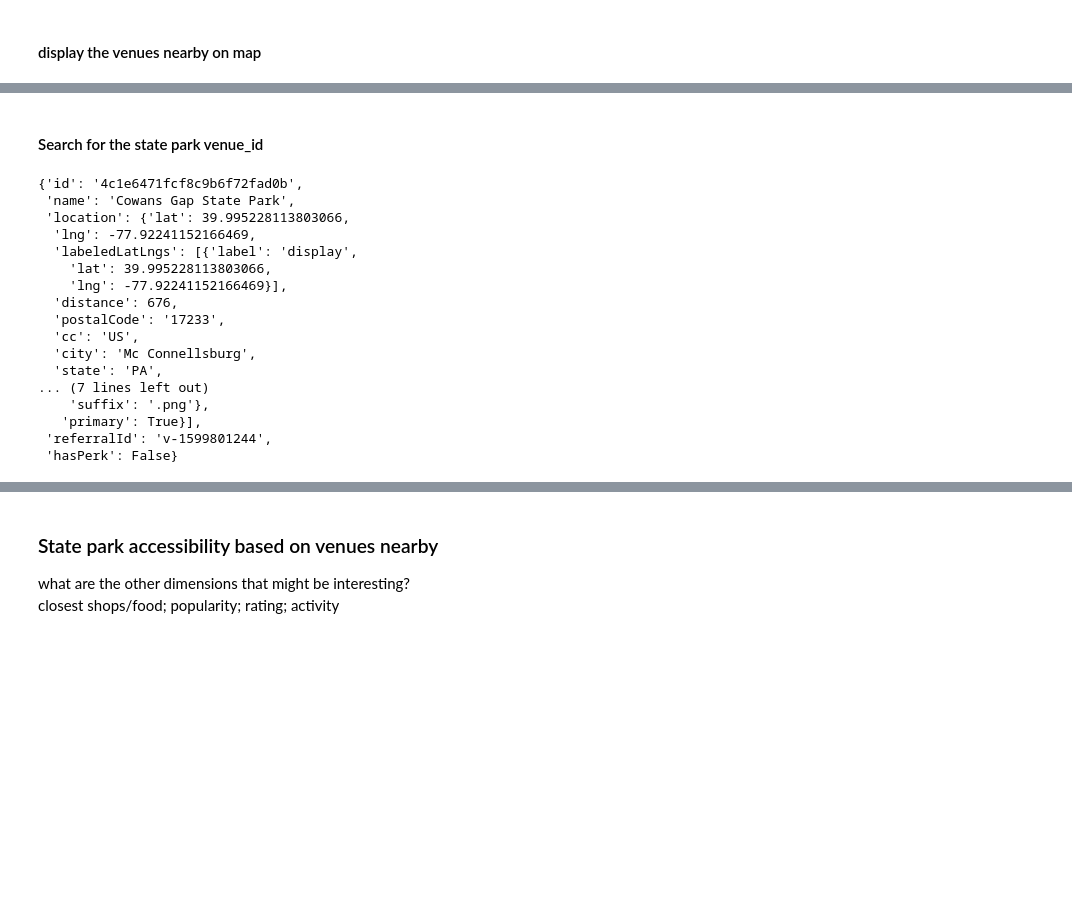
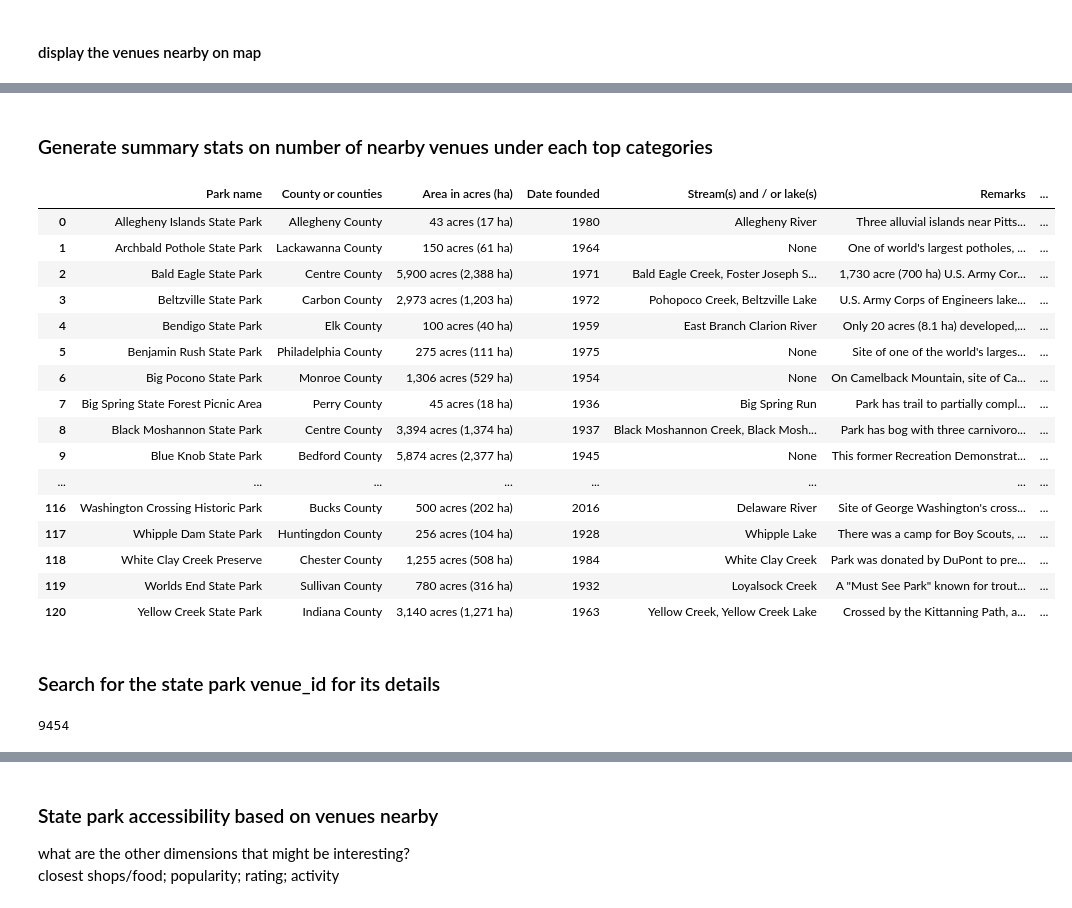
Before and after one commit to qcabel/PA-state-parks, a Jupyter notebook: state_park_PA_foursquare.ipynb, the cells around one changed output, grey strips where cells are left out. Drawn from its saved outputs; the diff is of its cells as text; code cells hidden in the pictures; blank space fills up the shorter version.

Commit message:
finding park features

```diff
--- a/state_park_PA_foursquare.ipynb
+++ b/state_park_PA_foursquare.ipynb
@@ -228,0 +269,3 @@ map_park
+# %%
+url = 'https://api.foursquare.com/v2/venues/categories?client_id={}&client_secret={}&v={}'.format(CLIENT_ID, CLIENT_SECRET, VERSION)
+all_categ = requests.get(url).json()
@@ -228,0 +333,5 @@ map_park
+# %%
+categ_keys = []
+for itopc in range(10):
+    categ_keys.append(all_categ['response']['categories'][itopc]['name'])
+categ_keys
@@ -229,4 +349,45 @@ map_park
+# %% [markdown]
+### Generate summary stats on number of nearby venues under each top categories
+# %%
+# use defaultdict to handle default value
+# from collections import defaultdict
+
+all_venue_stat = []
+for parkId in range(len(df_park)):
+    results = fsq_explore(parkId)
+    venue_stat = { k: 0 for k in categ_keys }
+
+    for item in results['response']['groups'][0]['items']:
+        venue_top_categ = categ_mapping[item['venue']['categories'][0]['id']]
+        venue_stat[venue_top_categ] += 1
+
+    all_venue_stat.append(venue_stat)
+# %%
+for ipark in range(121):
+    for categ in categ_keys:
+        df_park.loc[ipark, 'nearby '+categ] = all_venue_stat[ipark][categ]
+# %%
+with pd.option_context('display.max_rows', None, 'display.max_columns', None):
+    display(df_park)
+# %% [output]
+|  | Park name | County or counties | Area in acres (ha) | Date founded | Stream(s) and / or lake(s) | Remarks | ... |
+| 0 | Allegheny Islands State Park | Allegheny County | 43 acres (17 ha) | 1980 | Allegheny River | Three alluvial islands near Pitts... | ... |
+| 1 | Archbald Pothole State Park | Lackawanna County | 150 acres (61 ha) | 1964 | None | One of world's largest potholes, ... | ... |
+| 2 | Bald Eagle State Park | Centre County | 5,900 acres (2,388 ha) | 1971 | Bald Eagle Creek, Foster Joseph S... | 1,730 acre (700 ha) U.S. Army Cor... | ... |
+| 3 | Beltzville State Park | Carbon County | 2,973 acres (1,203 ha) | 1972 | Pohopoco Creek, Beltzville Lake | U.S. Army Corps of Engineers lake... | ... |
+| 4 | Bendigo State Park | Elk County | 100 acres (40 ha) | 1959 | East Branch Clarion River | Only 20 acres (8.1 ha) developed,... | ... |
+| 5 | Benjamin Rush State Park | Philadelphia County | 275 acres (111 ha) | 1975 | None | Site of one of the world's larges... | ... |
+| 6 | Big Pocono State Park | Monroe County | 1,306 acres (529 ha) | 1954 | None | On Camelback Mountain, site of Ca... | ... |
+| 7 | Big Spring State Forest Picnic Area | Perry County | 45 acres (18 ha) | 1936 | Big Spring Run | Park has trail to partially compl... | ... |
+| 8 | Black Moshannon State Park | Centre County | 3,394 acres (1,374 ha) | 1937 | Black Moshannon Creek, Black Mosh... | Park has bog with three carnivoro... | ... |
+| 9 | Blue Knob State Park | Bedford County | 5,874 acres (2,377 ha) | 1945 | None | This former Recreation Demonstrat... | ... |
+| ... | ... | ... | ... | ... | ... | ... | ... |
+| 116 | Washington Crossing Historic Park | Bucks County | 500 acres (202 ha) | 2016 | Delaware River | Site of George Washington's cross... | ... |
+| 117 | Whipple Dam State Park | Huntingdon County | 256 acres (104 ha) | 1928 | Whipple Lake | There was a camp for Boy Scouts, ... | ... |
+| 118 | White Clay Creek Preserve | Chester County | 1,255 acres (508 ha) | 1984 | White Clay Creek | Park was donated by DuPont to pre... | ... |
+| 119 | Worlds End State Park | Sullivan County | 780 acres (316 ha) | 1932 | Loyalsock Creek | A "Must See Park" known for trout... | ... |
+| 120 | Yellow Creek State Park | Indiana County | 3,140 acres (1,271 ha) | 1963 | Yellow Creek, Yellow Creek Lake | Crossed by the Kittanning Path, a... | ... |
 # %% [markdown]
-#### Search for the state park venue_id
+### Search for the state park venue_id for its details
 # %%
 categId = '5bae9231bedf3950379f89d0' # category id for "State / Provincial Park"
@@ -241,22 +407,6 @@ url = 'https://api.foursquare.com/v2/venues/search?client_id={}&client_secret={}
     LIMIT)
 venue_park_results = requests.get(url).json()
 # %%
-venue_park_results['response']['venues'][0]
+venue_park_results['response']['venues'][0]['location']['distance']
 # %% [output]
-{'id': '4c1e6471fcf8c9b6f72fad0b',
- 'name': 'Cowans Gap State Park',
- 'location': {'lat': 39.995228113803066,
-  'lng': -77.92241152166469,
-  'labeledLatLngs': [{'label': 'display',
-    'lat': 39.995228113803066,
-    'lng': -77.92241152166469}],
-  'distance': 676,
-  'postalCode': '17233',
-  'cc': 'US',
-  'city': 'Mc Connellsburg',
-  'state': 'PA',
-... (7 lines left out)
-    'suffix': '.png'},
-   'primary': True}],
- 'referralId': 'v-1599801244',
- 'hasPerk': False}
+9454
```
Also changed, not shown: parts of 30 cells of this notebook.
